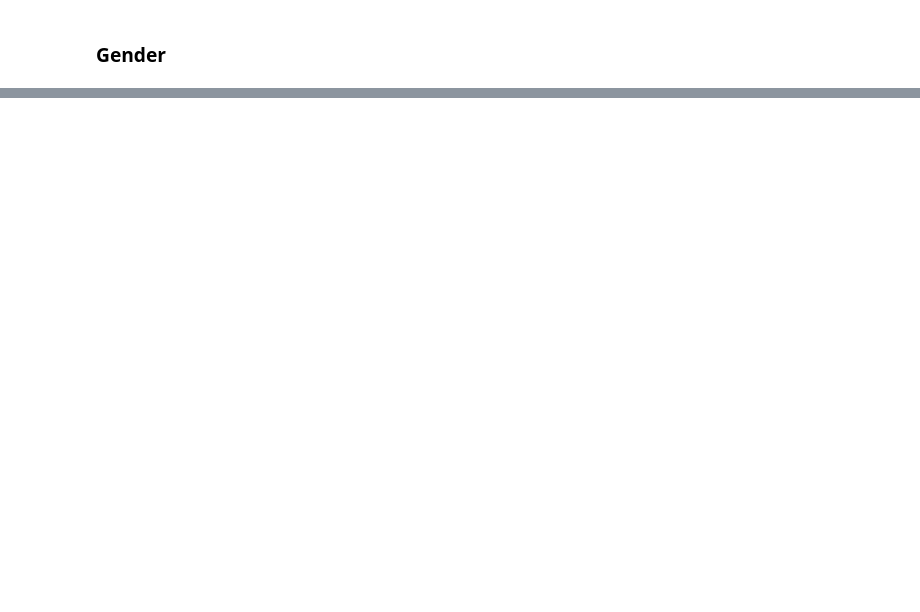
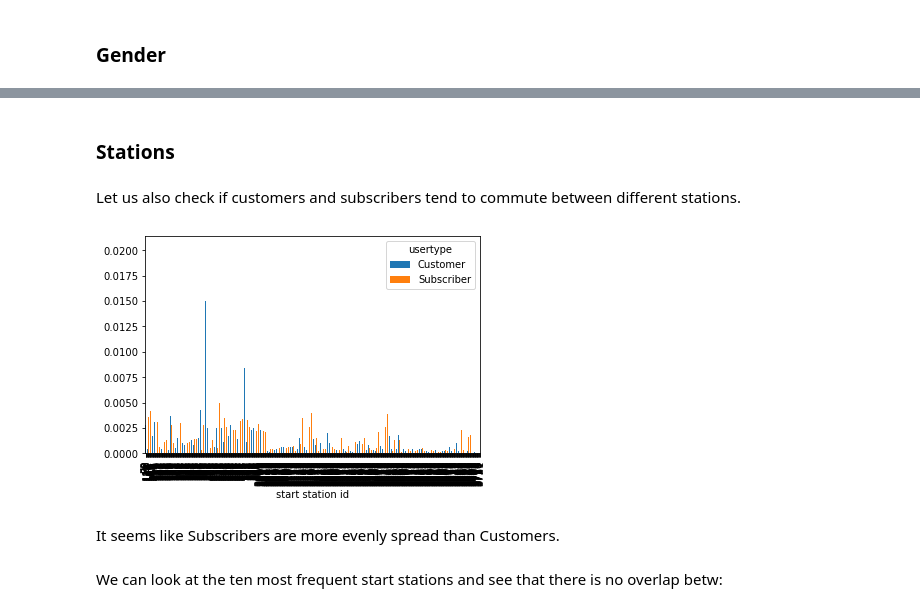
Before and after one commit to TWagner2/AXAChallenge, a Jupyter notebook: Analysis.ipynb, the cells around one changed output, grey strips where cells are left out. Drawn from its saved outputs; the diff is of its cells as text; code cells hidden in the pictures; blank space fills up the shorter version.

```diff
--- a/Analysis.ipynb
+++ b/Analysis.ipynb
@@ -133,0 +142,16 @@ ax.legend(["Unknown","Male","Female"])
+# %% [markdown]
+### Stations
+# %% [markdown]
+Let us also check if customers and subscribers tend to commute between different stations.
+# %%
+#First, lets just look at the start station
+grouped = data_train.groupby(["usertype","start station id"]).size()
+grouped = grouped / grouped.groupby(level="usertype").sum()
+grouped_plot = grouped.unstack().transpose()
+grouped_plot.plot.bar(by="usertype");
+# %% [output]
+[figure, added]
+# %% [markdown]
+It seems like Subscribers are more evenly spread than Customers.
+# %% [markdown]
+We can look at the ten most frequent start stations and see that there is no overlap betw:
```
Also changed, not shown: parts of 10 cells of this notebook.
